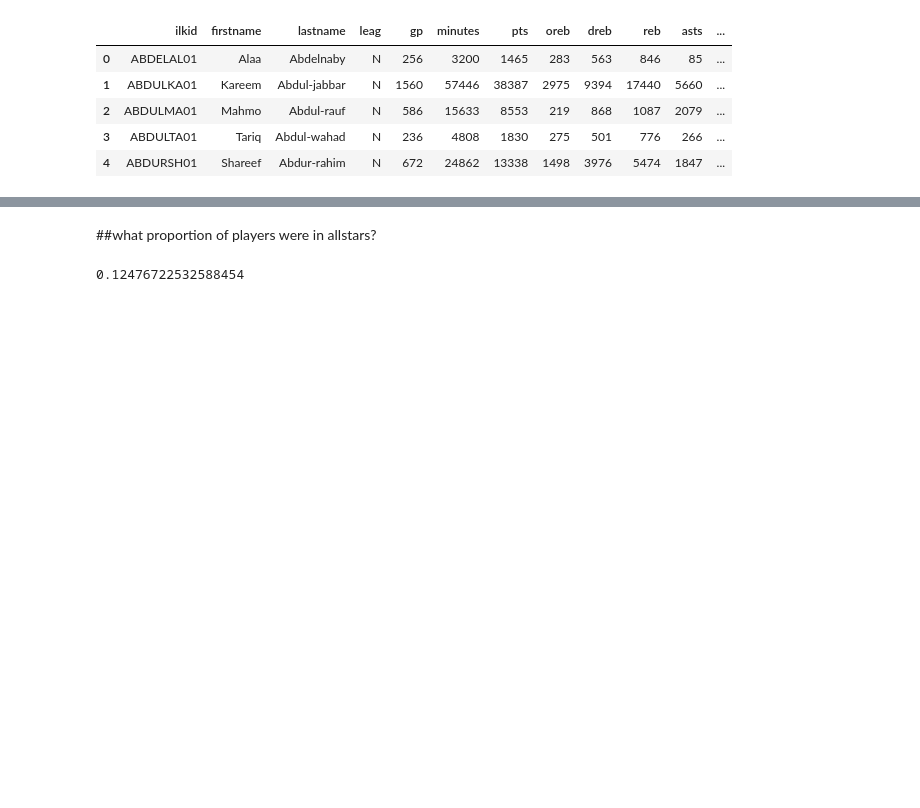
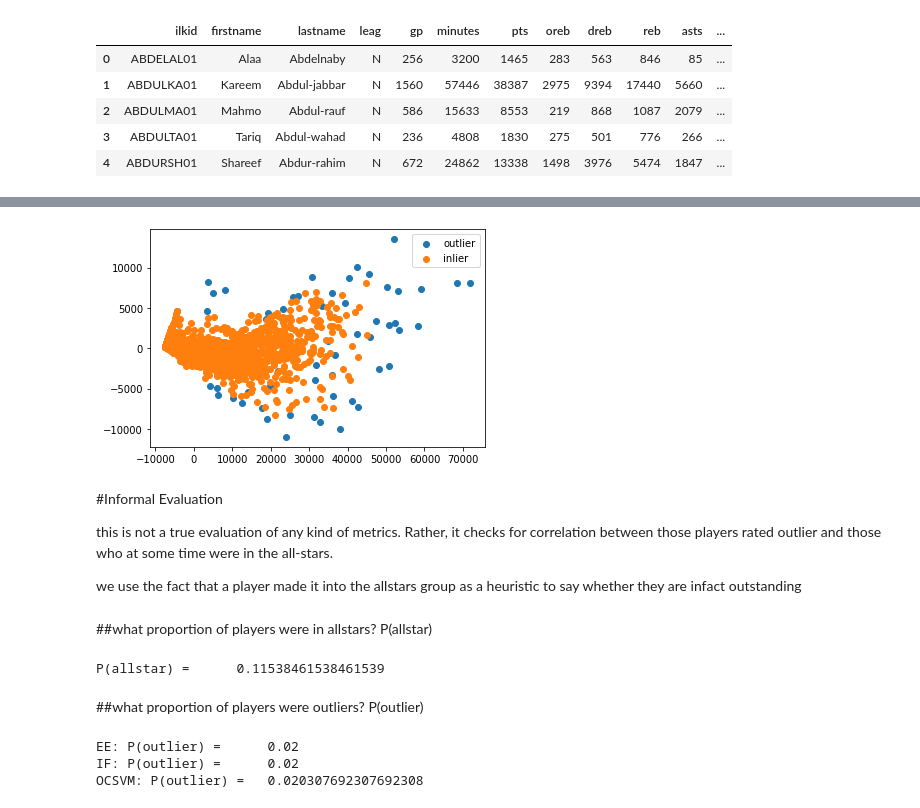
Before and after one commit to ShaelinN/GameOutcomePrediction, a Jupyter notebook: outlier_detection.ipynb, the cells around one changed output, grey strips where cells are left out. Saved outputs shown, nothing was run; the diff lists cells and outputs as text; code cells hidden in the pictures; blank space fills up the shorter version.

```diff
--- a/outlier_detection.ipynb
+++ b/outlier_detection.ipynb
@@ -116,10 +137,39 @@ player_summary
+# %%
+plot(ocsvm_outliers)  # outlier results using one class SVM
+# %% [output]
+[figure, added]
+# %% [markdown]
+#Informal Evaluation
+
+this is not a true evaluation of any kind of metrics. Rather, it checks for correlation between those players rated outlier and those who at some time were in the all-stars.
+
+we use the fact that a player made it into the allstars group as a heuristic to say whether they are infact outstanding
 # %% [markdown]
 ##what proportion of players were in allstars?
+P(allstar)
 # %%
 stars = player_summary.where(player_summary["times_allstar"] != 0).dropna()
 
-stars.shape[0]/player_summary.shape[0]
+
+
+print("P(allstar) =     ", stars.shape[0]/player_summary.shape[0])
 # %% [output]
-0.12476722532588454
+P(allstar) =      0.11538461538461539
+# %% [markdown]
+##what proportion of players were outliers?
+P(outlier)
+# %%
+ee_outliers = player_summary.where(player_summary["EllipticEnvelope_outlier"] == -1).dropna()
+if_outliers = player_summary.where(player_summary["IsolationForest_outlier"] == -1).dropna()
+ocsvm_outliers = player_summary.where(player_summary["OneClassSVM_outlier"] == -1).dropna()
+
+
+print("EE: P(outlier) =     ", ee_outliers.shape[0]/player_summary.shape[0])
+print("IF: P(outlier) =     ", if_outliers.shape[0]/player_summary.shape[0])
+print("OCSVM: P(outlier) =  ", ocsvm_outliers.shape[0]/player_summary.shape[0])
+# %% [output]
+EE: P(outlier) =      0.02
+IF: P(outlier) =      0.02
+OCSVM: P(outlier) =   0.020307692307692308
 # %% [markdown]
 ##what proportion of inliers were in allstars?
```
Also changed, not shown: parts of 30 cells of this notebook.
